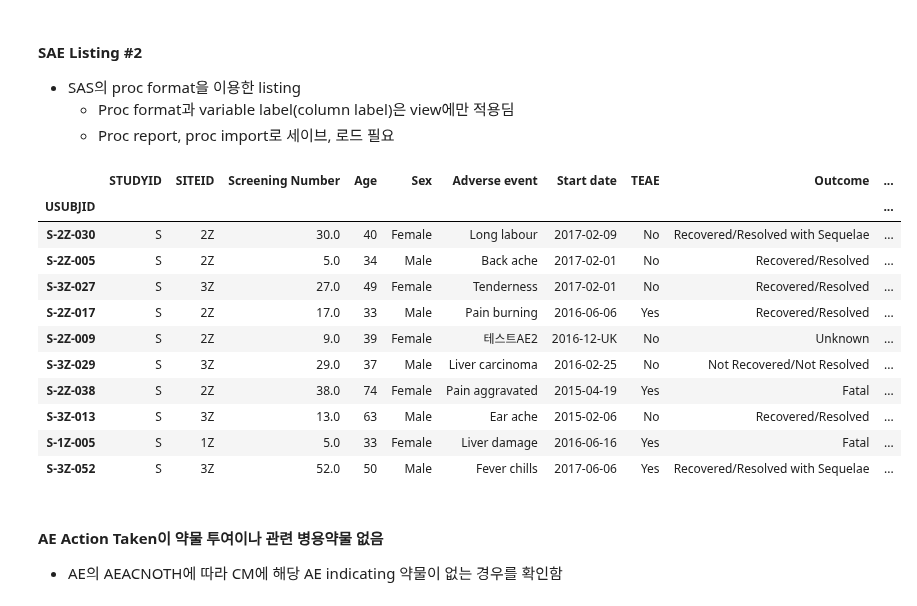
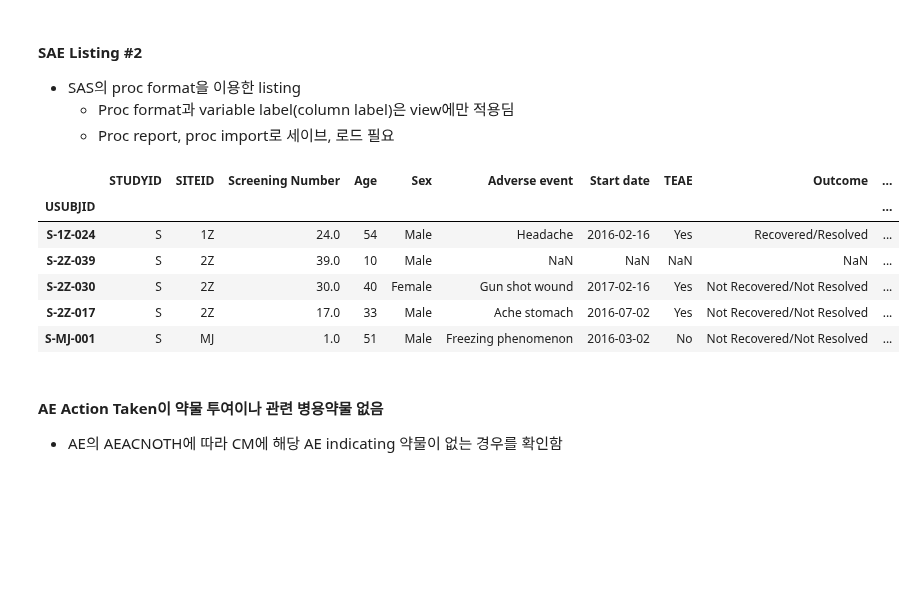
Before and after one commit to beeseosil/pub, a Jupyter notebook: ct/dmc.ipynb, the cells around one changed output. Saved outputs shown, nothing was run; the diff lists cells and outputs as text; code cells hidden in the pictures; blank space fills up the shorter version.

Commit message:
sample(10) > sample(5)

```diff
--- a/ct/dmc.ipynb
+++ b/ct/dmc.ipynb
@@ -259,44 +259,39 @@ proc datasets library=&libname memtype=data nolist;
 modify &ds;
 label
 /* for &q in range(&stop) -> &(&var[&q])=&(&lbl[&q]) */
 %do q=1 %to &end;
 &&var&q=&&lbl&q
 %end;
 ;
 quit;
 run;
 %mend;
 
 %label(WORK,SAEL1,CUBEDEMO.DBL,ITEMID,ITEM_LABEL);
 
 ods csv file="&EXTN./SAEL1.csv";
 proc report data=SAEL1;
 columns _all_;
 run;
 ods excel close;
 
 proc import datafile="&EXTN./SAEL1.csv"
 dbms=csv replace
 out=SAEL1;
 getnames=yes;
 run;
 """)
 
 sael=sas.sd2df("SAEL1")
-sael.set_index(["USUBJID"]).sample(10)
+sael.set_index(["USUBJID"]).sample(5)
 # %% [output]
 |  | STUDYID | SITEID | Screening Number | Age | Sex | Adverse event | Start date | TEAE | Outcome | ... |
 | USUBJID |  |  |  |  |  |  |  |  |  | ... |
-| S-2Z-030 | S | 2Z | 30.0 | 40 | Female | Long labour | 2017-02-09 | No | Recovered/Resolved with Sequelae | ... |
-| S-2Z-005 | S | 2Z | 5.0 | 34 | Male | Back ache | 2017-02-01 | No | Recovered/Resolved | ... |
-| S-3Z-027 | S | 3Z | 27.0 | 49 | Female | Tenderness | 2017-02-01 | No | Recovered/Resolved | ... |
-| S-2Z-017 | S | 2Z | 17.0 | 33 | Male | Pain burning | 2016-06-06 | Yes | Recovered/Resolved | ... |
-| S-2Z-009 | S | 2Z | 9.0 | 39 | Female | 테스트AE2 | 2016-12-UK | No | Unknown | ... |
-| S-3Z-029 | S | 3Z | 29.0 | 37 | Male | Liver carcinoma | 2016-02-25 | No | Not Recovered/Not Resolved | ... |
-| S-2Z-038 | S | 2Z | 38.0 | 74 | Female | Pain aggravated | 2015-04-19 | Yes | Fatal | ... |
-| S-3Z-013 | S | 3Z | 13.0 | 63 | Male | Ear ache | 2015-02-06 | No | Recovered/Resolved | ... |
-| S-1Z-005 | S | 1Z | 5.0 | 33 | Female | Liver damage | 2016-06-16 | Yes | Fatal | ... |
-| S-3Z-052 | S | 3Z | 52.0 | 50 | Male | Fever chills | 2017-06-06 | Yes | Recovered/Resolved with Sequelae | ... |
+| S-1Z-024 | S | 1Z | 24.0 | 54 | Male | Headache | 2016-02-16 | Yes | Recovered/Resolved | ... |
+| S-2Z-039 | S | 2Z | 39.0 | 10 | Male | NaN | NaN | NaN | NaN | ... |
+| S-2Z-030 | S | 2Z | 30.0 | 40 | Female | Gun shot wound | 2017-02-16 | Yes | Not Recovered/Not Resolved | ... |
+| S-2Z-017 | S | 2Z | 17.0 | 33 | Male | Ache stomach | 2016-07-02 | Yes | Not Recovered/Not Resolved | ... |
+| S-MJ-001 | S | MJ | 1.0 | 51 | Male | Freezing phenomenon | 2016-03-02 | No | Not Recovered/Not Resolved | ... |
 # %% [markdown]
 #### AE Action Taken이 약물 투여이나 관련 병용약물 없음
 * AE의 AEACNOTH에 따라 CM에 해당 AE indicating 약물이 없는 경우를 확인함
```
Also changed, not shown: parts of 8 cells of this notebook.
